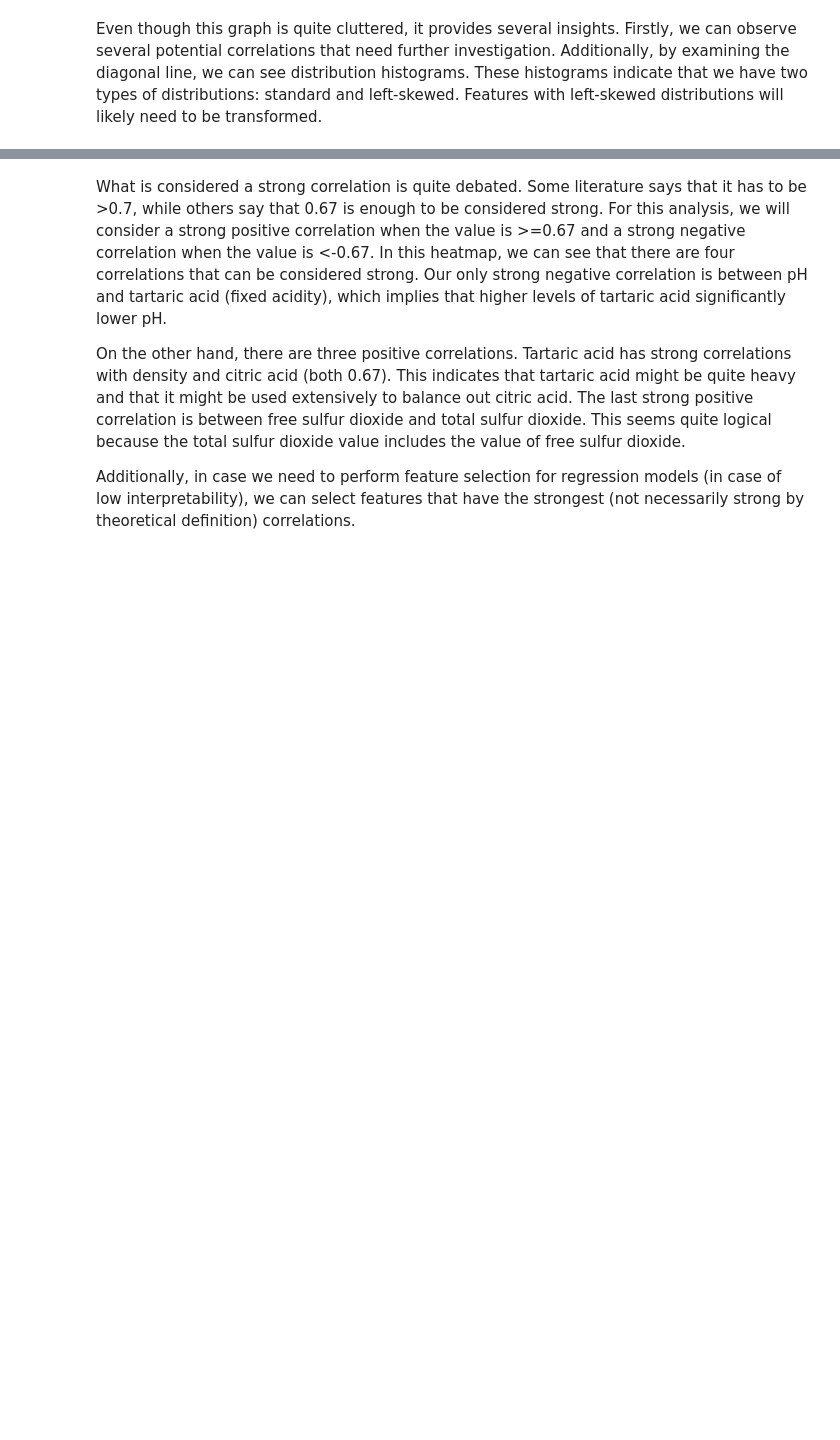
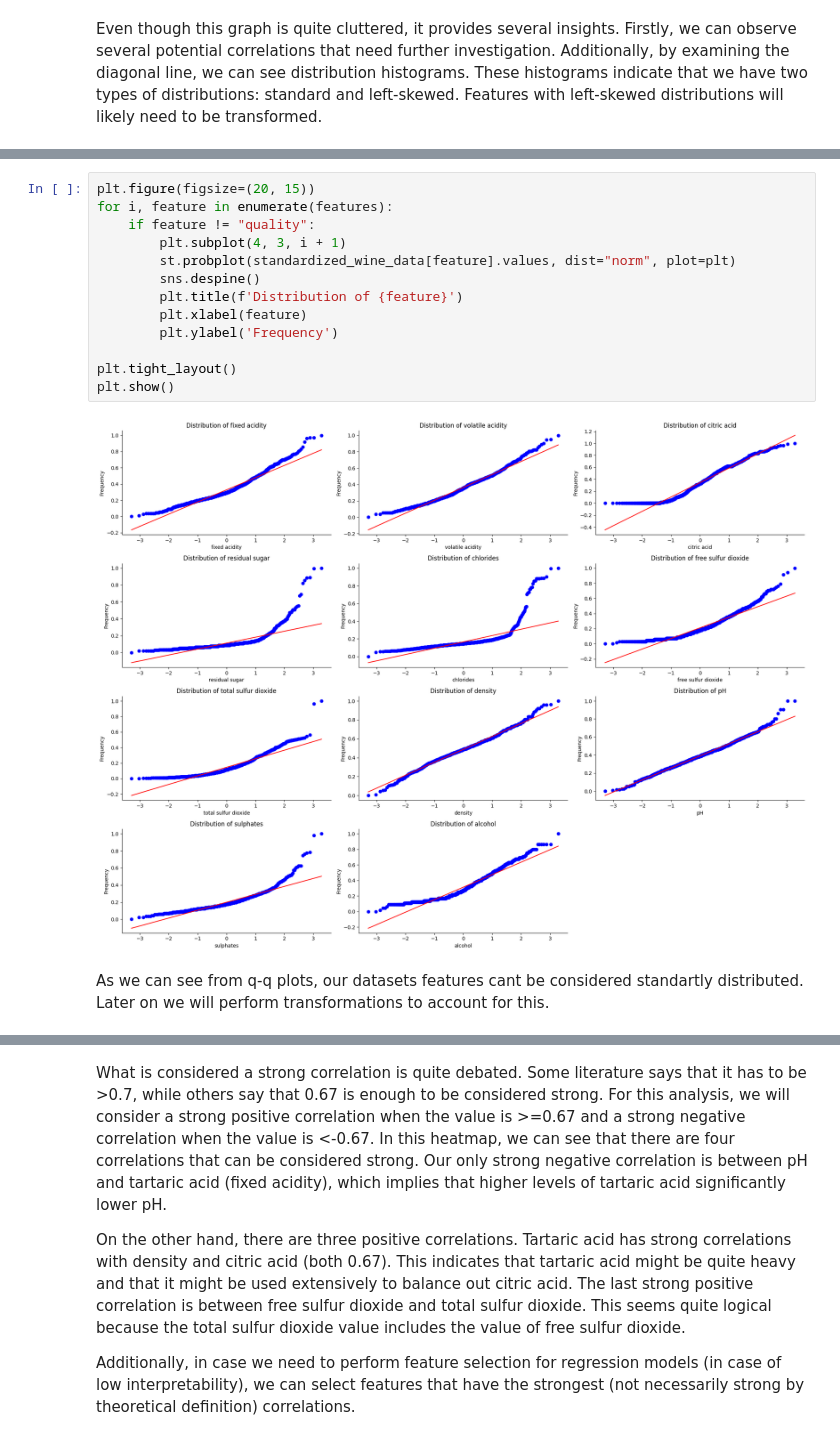
Before and after one commit to minde121/Wine-Quality-EDA-Regression, a Jupyter notebook: wine_analysis.ipynb, the cells around one changed output, grey strips where cells are left out. Cells and saved outputs as stored; diff of their text form; blank space fills up the shorter version.

```diff
--- a/wine_analysis.ipynb
+++ b/wine_analysis.ipynb
@@ -256 +284,18 @@ plt.show()
+# %%
+plt.figure(figsize=(20, 15))
+for i, feature in enumerate(features):
+    if feature != "quality":
+        plt.subplot(4, 3, i + 1)
+        st.probplot(standardized_wine_data[feature].values, dist="norm", plot=plt)
+        sns.despine()
+        plt.title(f'Distribution of {feature}')
+        plt.xlabel(feature)
+        plt.ylabel('Frequency')
+
+plt.tight_layout()
+plt.show()
+# %% [output]
+[figure, added]
+# %% [markdown]
+As we can see from q-q plots, our datasets features cant be considered standartly distributed. Later on we will perform transformations to account for this.
 # %%
```
Also changed, not shown: parts of 27 cells of this notebook.
